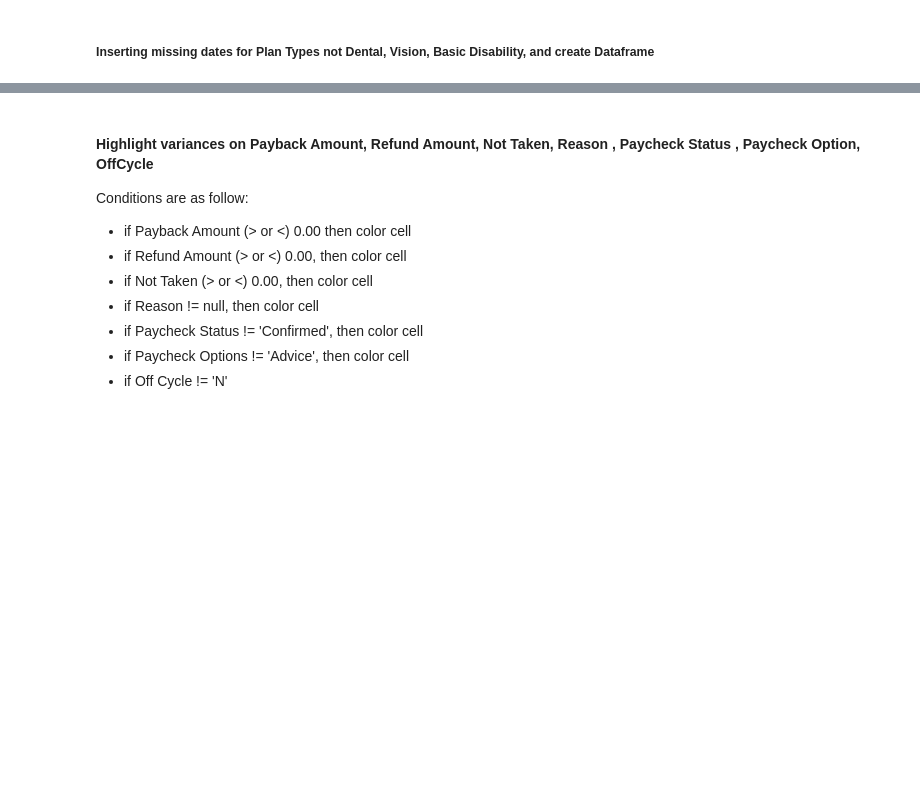
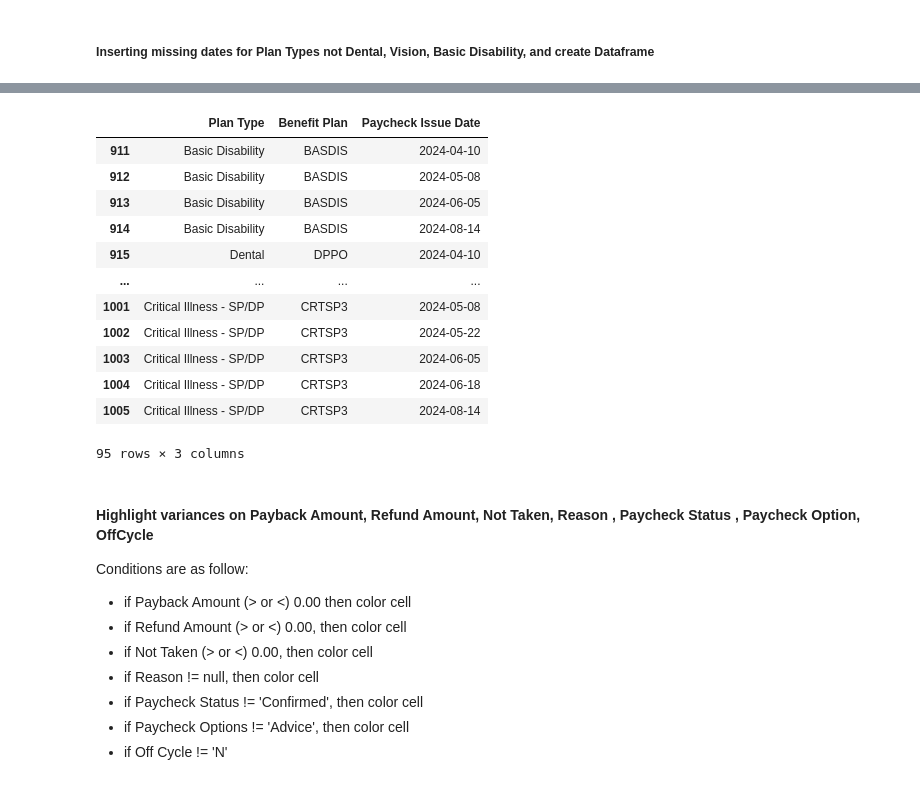
Before and after one commit to awidjaja1/RPA, a Jupyter notebook: Scripts/processing FIN001-report.ipynb, the cells around one changed output, grey strips where cells are left out. Cells and saved outputs as stored; diff of their text form; code cells hidden in the pictures; blank space fills up the shorter version.

```diff
--- a/Scripts/processing FIN001-report.ipynb
+++ b/Scripts/processing FIN001-report.ipynb
@@ -239,3 +257,19 @@ missingDates
+# %%
+df[['Plan Type','Benefit Plan','Paycheck Issue Date']][(df['Is New Row']==True)]
+# %% [output]
+|  | Plan Type | Benefit Plan | Paycheck Issue Date |
+| 911 | Basic Disability | BASDIS | 2024-04-10 |
+| 912 | Basic Disability | BASDIS | 2024-05-08 |
+| 913 | Basic Disability | BASDIS | 2024-06-05 |
+| 914 | Basic Disability | BASDIS | 2024-08-14 |
+| 915 | Dental | DPPO | 2024-04-10 |
+| ... | ... | ... | ... |
+| 1001 | Critical Illness - SP/DP | CRTSP3 | 2024-05-08 |
+| 1002 | Critical Illness - SP/DP | CRTSP3 | 2024-05-22 |
+| 1003 | Critical Illness - SP/DP | CRTSP3 | 2024-06-05 |
+| 1004 | Critical Illness - SP/DP | CRTSP3 | 2024-06-18 |
+| 1005 | Critical Illness - SP/DP | CRTSP3 | 2024-08-14 |
+95 rows × 3 columns
 # %% [markdown]
 <h4>Highlight variances on Payback Amount, Refund Amount, Not Taken, Reason , Paycheck Status , Paycheck Option, OffCycle</h4>
 <p>Conditions are as follow:</p>
```
Also changed, not shown: parts of 13 cells of this notebook, 12 other files.
